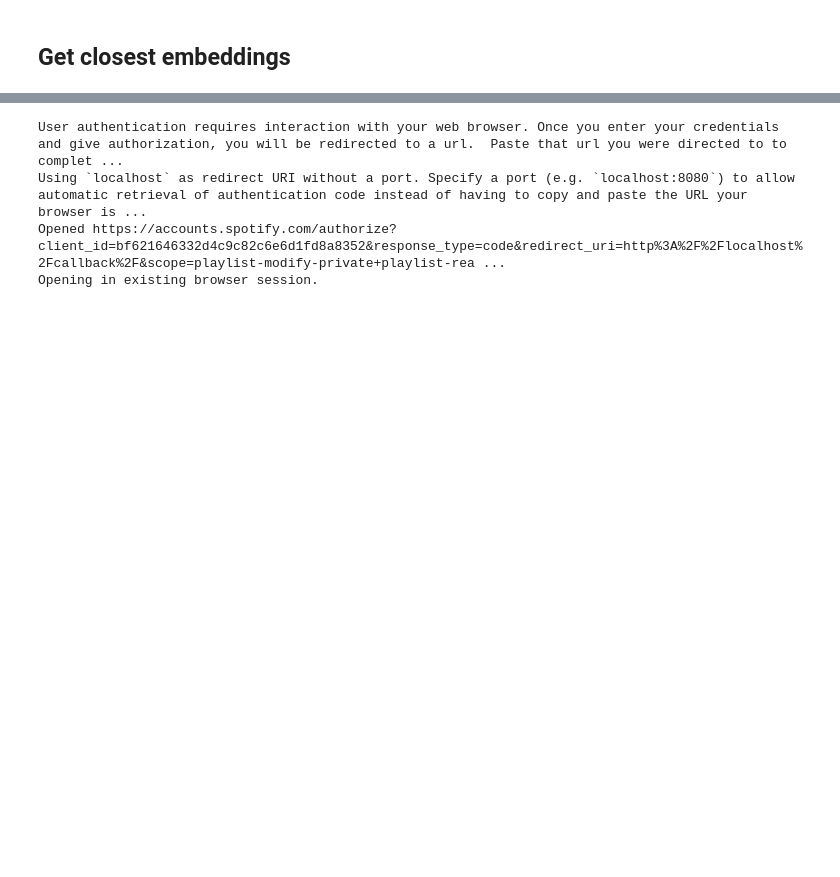
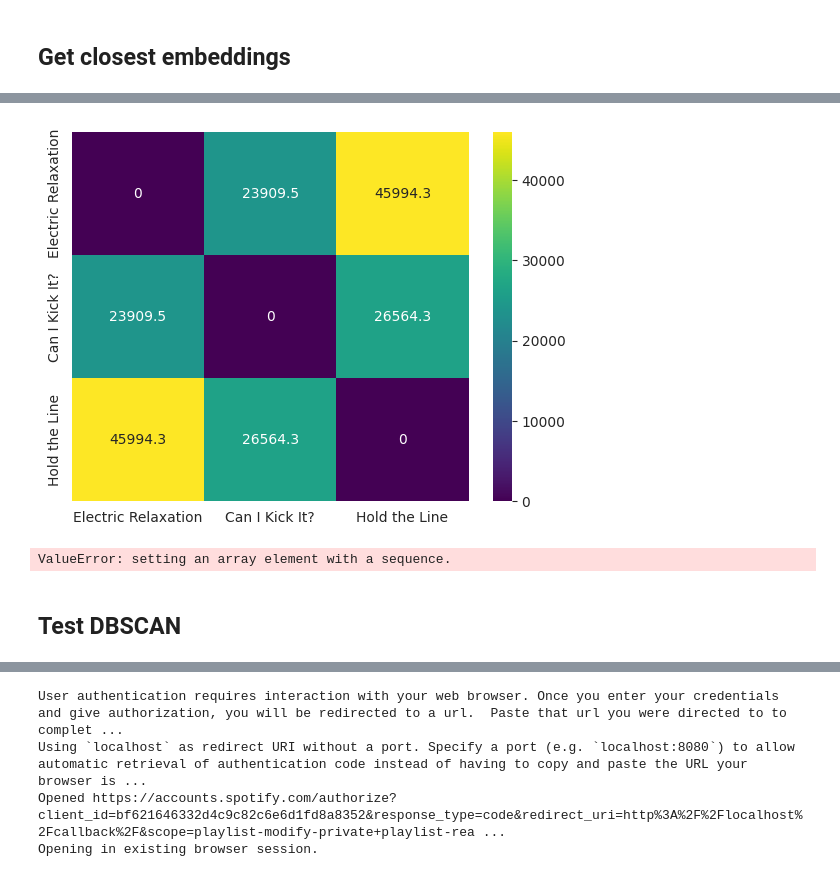
Before and after one commit to paolo-sofia/spotify-playlist-generator, a Jupyter notebook: notebooks/clustering.ipynb, the cells around one changed output, grey strips where cells are left out. Cells and saved outputs as stored; diff of their text form; code cells hidden in the pictures; blank space fills up the shorter version.

```diff
--- a/notebooks/clustering.ipynb
+++ b/notebooks/clustering.ipynb
@@ -62,3 +91,20 @@ from sqlalchemy.orm import Session
+# %%
+from sqlalchemy.orm import Session
+from tqdm import tqdm
+
+missing_embeddings: list[SongEmbedding] = []
+playlist_songs_id: list[str] = [track["song_id"] for track in tracks]
+with Session(engine) as session:
+    embeddings_in_db = get_embeddings(session, playlist_songs_id)
+    embeddings_in_db = set([x.id for x in embeddings_in_db])
+
+    songs_to_insert = set(playlist_songs_id).difference(embeddings_in_db)
+    for track in tqdm([x for x in tracks if x.get("song_id") in songs_to_insert]):
+        missing_embeddings.append(get_song_embedding(track))
+
+
+    if missing_embeddings:
+        insert_embeddings(session, missing_embeddings)
 # %% [markdown]
 ## Get closest embeddings
 # %%
@@ -76,0 +116,3 @@ X.shape
+# %%
+embeddings_dataframe = pd.DataFrame([[song_embedding.id, song_embedding.embedding.tolist()] for song_embedding in closest_embeddings], columns=["id", "embedding"])
+songs_data.merge(embeddings_dataframe, on=["id"]).drop_duplicates(subset=["id"]).drop_duplicates(subset=["name", "artist"])
@@ -76,0 +133,5 @@ X.shape
+# %%
+ids_to_check = ["4aVuWgvD0X63hcOCnZtNFA", "0eEXcw3JLVXcRxYrVYMy68", "3Ti0GdlrotgwsAVBBugv0I"]
+ids_to_check_df = embeddings_dataframe[embeddings_dataframe["id"].isin(ids_to_check)]
+song_names = songs_data.merge(ids_to_check_df, on=["id"]).query("id in @ids_to_check")["name"]
+ids_to_check_df
@@ -76,0 +156,21 @@ X.shape
+# %%
+import numpy as np
+import seaborn as sns
+import matplotlib.pyplot as plt
+from sklearn.metrics import pairwise_distances
+distance_matrix = pairwise_distances(np.array(ids_to_check_df.embedding.to_list()), metric='euclidean', n_jobs=-1)
+sns.heatmap(pd.DataFrame(distance_matrix), annot=True, cmap='viridis', fmt='g', yticklabels=song_names, xticklabels=song_names)
+plt.show()
+# %% [output]
+[figure, added]
+# %%
+import numpy as np
+import seaborn as sns
+import matplotlib.pyplot as plt
+from sklearn.metrics import pairwise_distances
+# Compute pairwise distances using Euclidean distance (you can choose a different metric)
+distance_matrix = pairwise_distances(np.array(embeddings_dataframe.embedding.to_list()), metric='euclidean', n_jobs=-1)
+sns.heatmap(pd.DataFrame(distance_matrix), annot=True, cmap='viridis', fmt='g')
+plt.show()
+# %% [output]
+ValueError: setting an array element with a sequence.
@@ -77,3 +224,5 @@ X.shape
+# %% [markdown]
+## Test DBSCAN
 # %%
 # from sklearn.cluster import DBSCAN
 #
```
Also changed, not shown: parts of 20 cells of this notebook, 17 other files.
